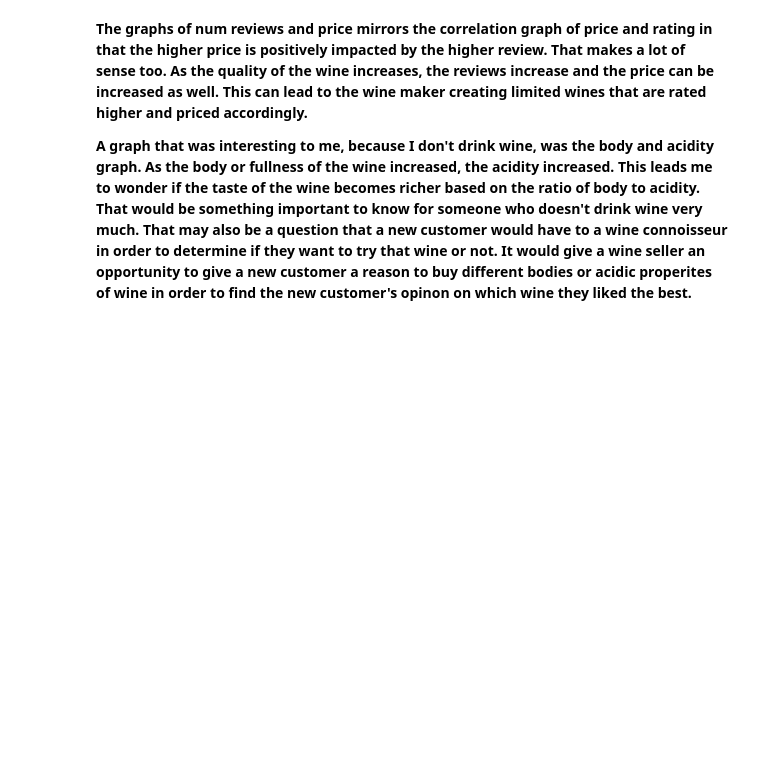
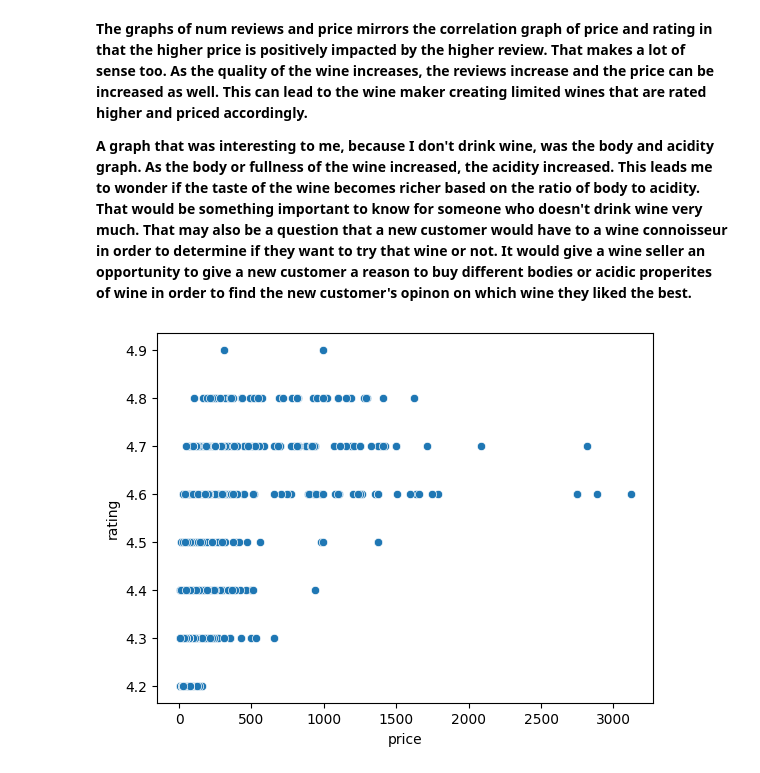
Before and after one commit to HeatherAnnFoster/Spanish-Wine-Car-Insurance, a Jupyter notebook: Spanish_Wine_Project.ipynb, the cells around one changed output. Cells and saved outputs as stored; diff of their text form; code cells hidden in the pictures; blank space fills up the shorter version.

```diff
--- a/Spanish_Wine_Project.ipynb
+++ b/Spanish_Wine_Project.ipynb
@@ -440,3 +233,7 @@ sns.pairplot(df);
 **The graphs of num reviews and price mirrors the correlation graph of price and rating in that the higher price is positively impacted by the higher review.  That makes a lot of sense too.  As the quality of the wine increases, the reviews increase and the price can be increased as well.  This can lead to the wine maker creating limited wines that are rated higher and priced accordingly.**
 
 **A graph that was interesting to me, because I don't drink wine, was the body and acidity graph.  As the body or fullness of the wine increased, the acidity increased.  This leads me to wonder if the taste of the wine becomes richer based on the ratio of body to acidity.  That would be something important to know for someone who doesn't drink wine very much.  That may also be a question that a new customer would have to a wine connoisseur in order to determine if they want to try that wine or not.  It would give a wine seller an opportunity to give a new customer a reason to buy different bodies or acidic properites of wine in order to find the new customer's opinon on which wine they liked the best.**
+# %%
+ax = sns.scatterplot(data=df, x = 'price', y = 'rating')
+# %% [output]
+[figure, added]
```
Also changed, not shown: parts of 20 cells of this notebook.
